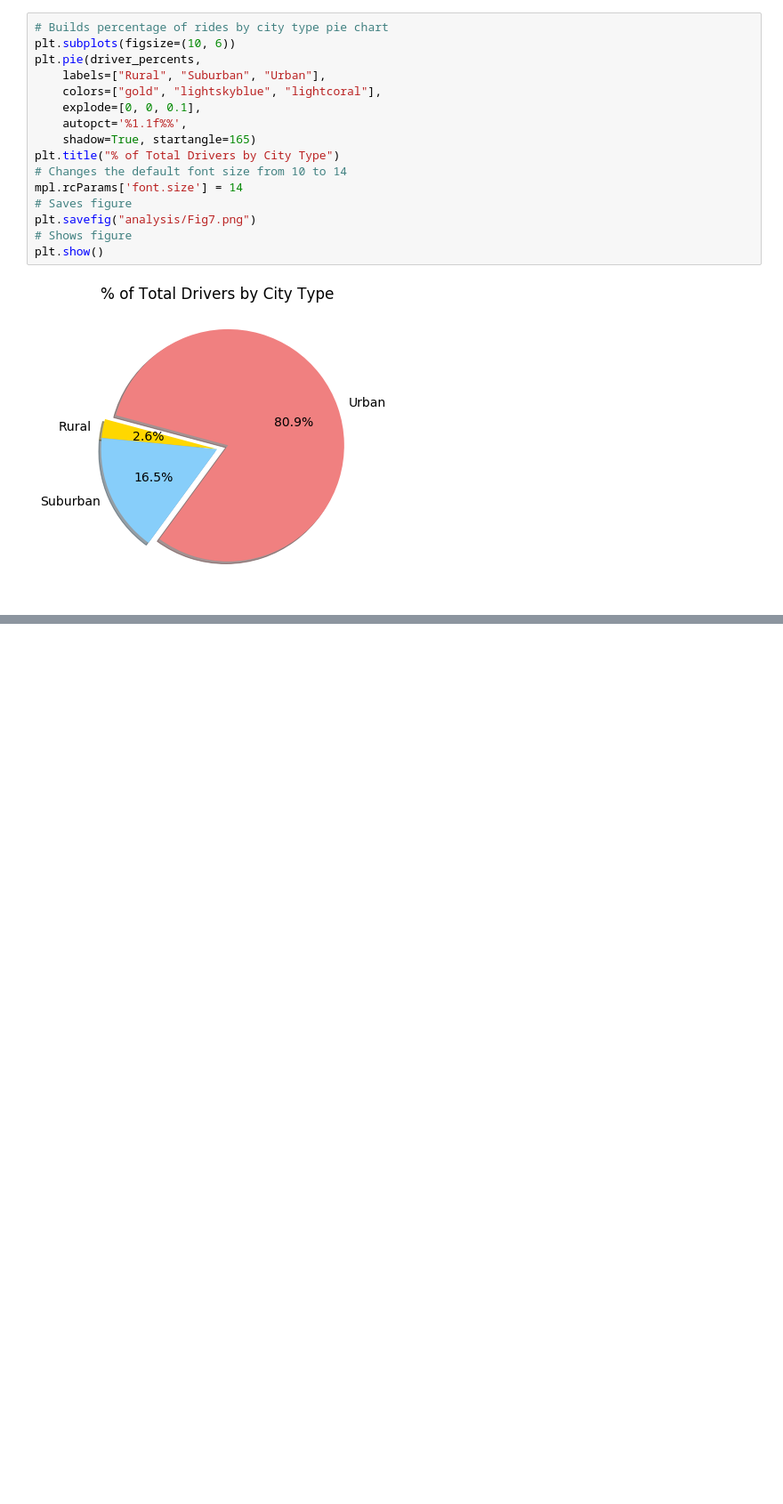
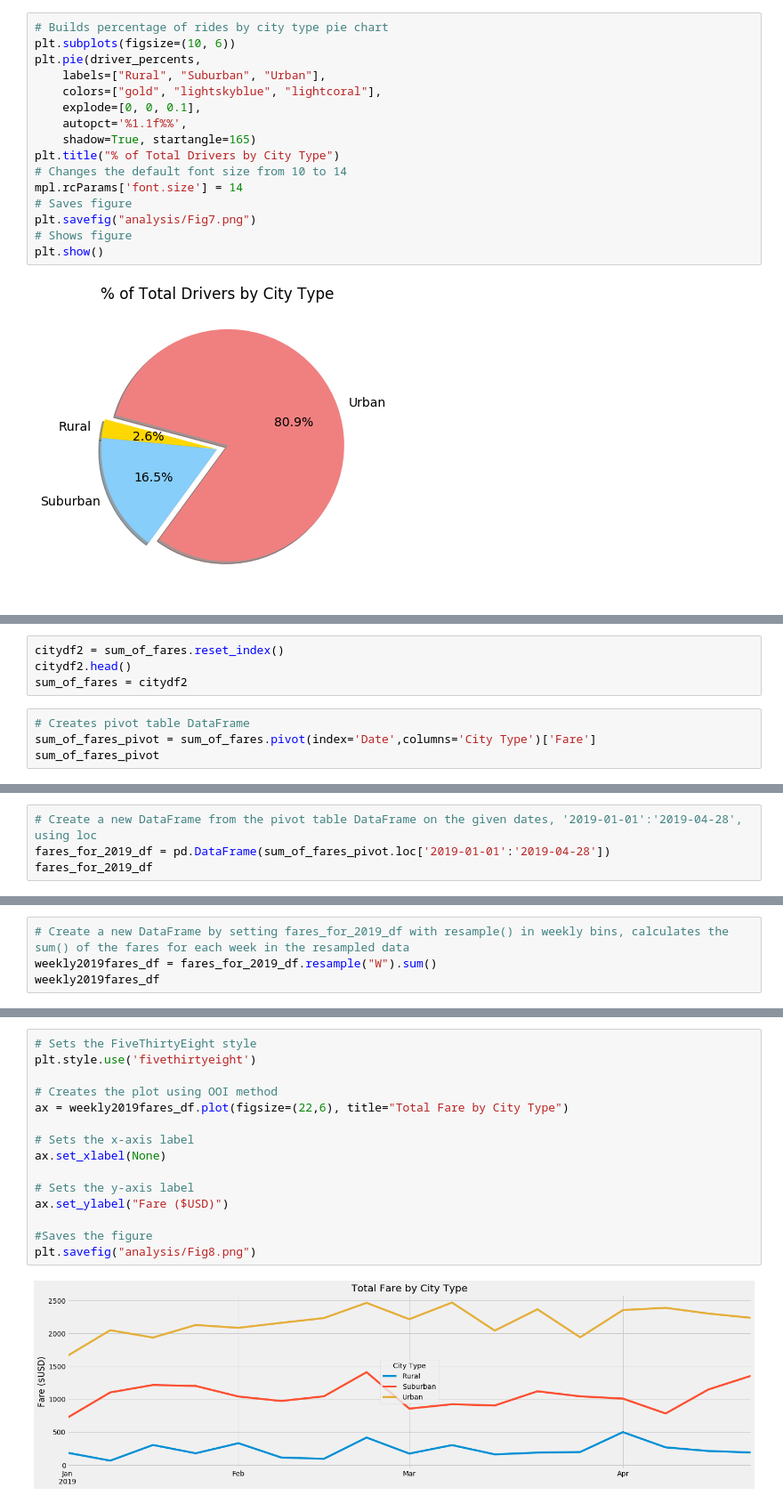
Before and after one commit to reyesil/PyBer_Analysis, a Jupyter notebook: PyBer.ipynb, the cells around one changed output, grey strips where cells are left out. Shown at 89% size. Drawn from its saved outputs; the diff is of its cells as text; blank space fills up the shorter version.

```diff
--- a/PyBer.ipynb
+++ b/PyBer.ipynb
@@ -906,0 +1207,8 @@ plt.show()
+# %%
+citydf2 = sum_of_fares.reset_index()
+citydf2.head()
+sum_of_fares = citydf2
+# %%
+# Creates pivot table DataFrame
+sum_of_fares_pivot = sum_of_fares.pivot(index='Date',columns='City Type')['Fare']
+sum_of_fares_pivot
@@ -906,0 +1230,4 @@ plt.show()
+# %%
+# Create a new DataFrame from the pivot table DataFrame on the given dates, '2019-01-01':'2019-04-28', using loc
+fares_for_2019_df = pd.DataFrame(sum_of_fares_pivot.loc['2019-01-01':'2019-04-28'])
+fares_for_2019_df
@@ -906,0 +1249,4 @@ plt.show()
+# %%
+# Create a new DataFrame by setting fares_for_2019_df with resample() in weekly bins, calculates the sum() of the fares for each week in the resampled data
+weekly2019fares_df = fares_for_2019_df.resample("W").sum()
+weekly2019fares_df
@@ -906,0 +1273,17 @@ plt.show()
+# %%
+# Sets the FiveThirtyEight style
+plt.style.use('fivethirtyeight')
+
+# Creates the plot using OOI method
+ax = weekly2019fares_df.plot(figsize=(22,6), title="Total Fare by City Type")
+
+# Sets the x-axis label
+ax.set_xlabel(None)
+
+# Sets the y-axis label
+ax.set_ylabel("Fare ($USD)")
+
+#Saves the figure
+plt.savefig("analysis/Fig8.png")
+# %% [output]
+[figure, added]
```
Also changed, not shown: parts of 44 cells of this notebook, 1 other file.
